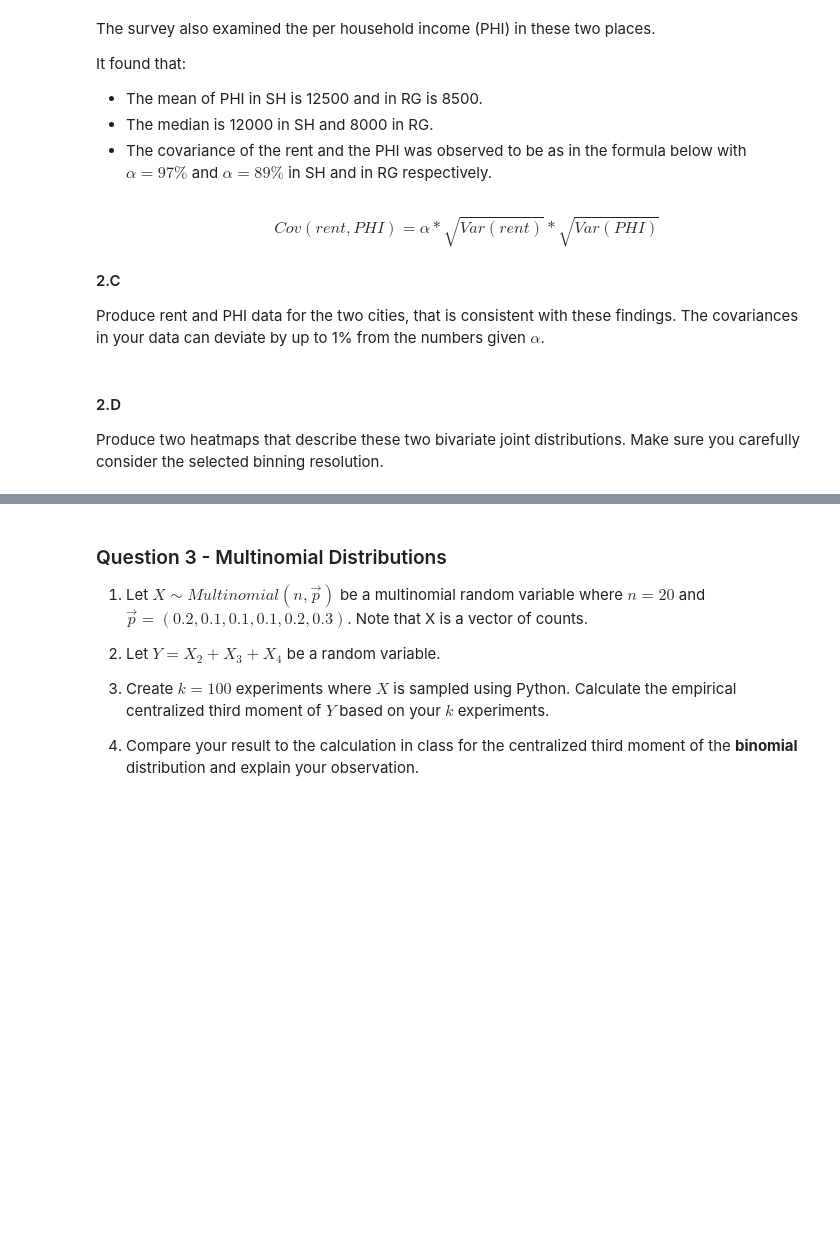
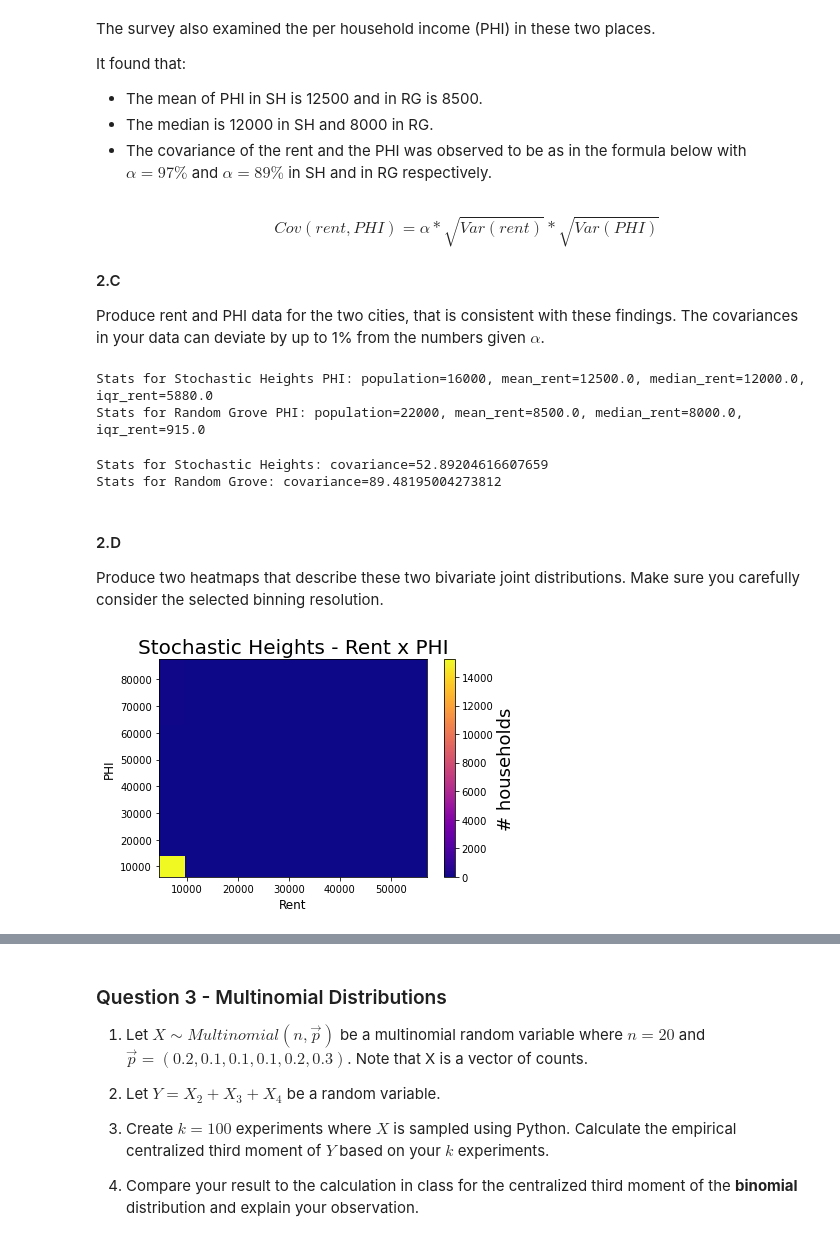
Before and after one commit to leeaz97/SatisticsIDC, a Jupyter notebook: HW1.ipynb, the cells around one changed output, grey strips where cells are left out. Cells and saved outputs as stored; diff of their text form; code cells hidden in the pictures; blank space fills up the shorter version.

```diff
--- a/HW1.ipynb
+++ b/HW1.ipynb
@@ -293,3 +297,26 @@ Produce rent and PHI data for the two cities, that is consistent with these find
+# %%
+SH_PHI = generate_dist(name='Stochastic Heights PHI', population=16000, mean_rent=12500, median_rent=12000,iqr_factor=0.51)
+RG_PHI = generate_dist(name='Random Grove PHI', population=22000, mean_rent=8500, median_rent=8000,iqr_factor=1.1144)
+# %% [output]
+Stats for Stochastic Heights PHI: population=16000, mean_rent=12500.0, median_rent=12000.0, iqr_rent=5880.0
+Stats for Random Grove PHI: population=22000, mean_rent=8500.0, median_rent=8000.0, iqr_rent=915.0
+# %%
+covariance_rent_and_PHI('Stochastic Heights',SH,SH_PHI,0.97)
+covariance_rent_and_PHI('Random Grove',RG,RG_PHI,0.89)
+# %% [output]
+Stats for Stochastic Heights: covariance=52.89204616607659
+Stats for Random Grove: covariance=89.48195004273812
 # %% [markdown]
 #### 2.D
 Produce two heatmaps that describe these two bivariate joint distributions. Make sure you carefully consider the selected binning resolution.
+# %%
+#heatmap SH
+plt.hist2d(SH, SH_PHI, cmap='plasma')
+cb = plt.colorbar()
+cb.set_label('# households', fontsize=18)
+plt.title("Stochastic Heights - Rent x PHI", fontsize=20)
+plt.xlabel('Rent', fontsize=12)
+plt.ylabel('PHI', fontsize=12)
+plt.show()
+# %% [output]
+[figure, added]
```
Also changed, not shown: parts of 4 cells of this notebook.
